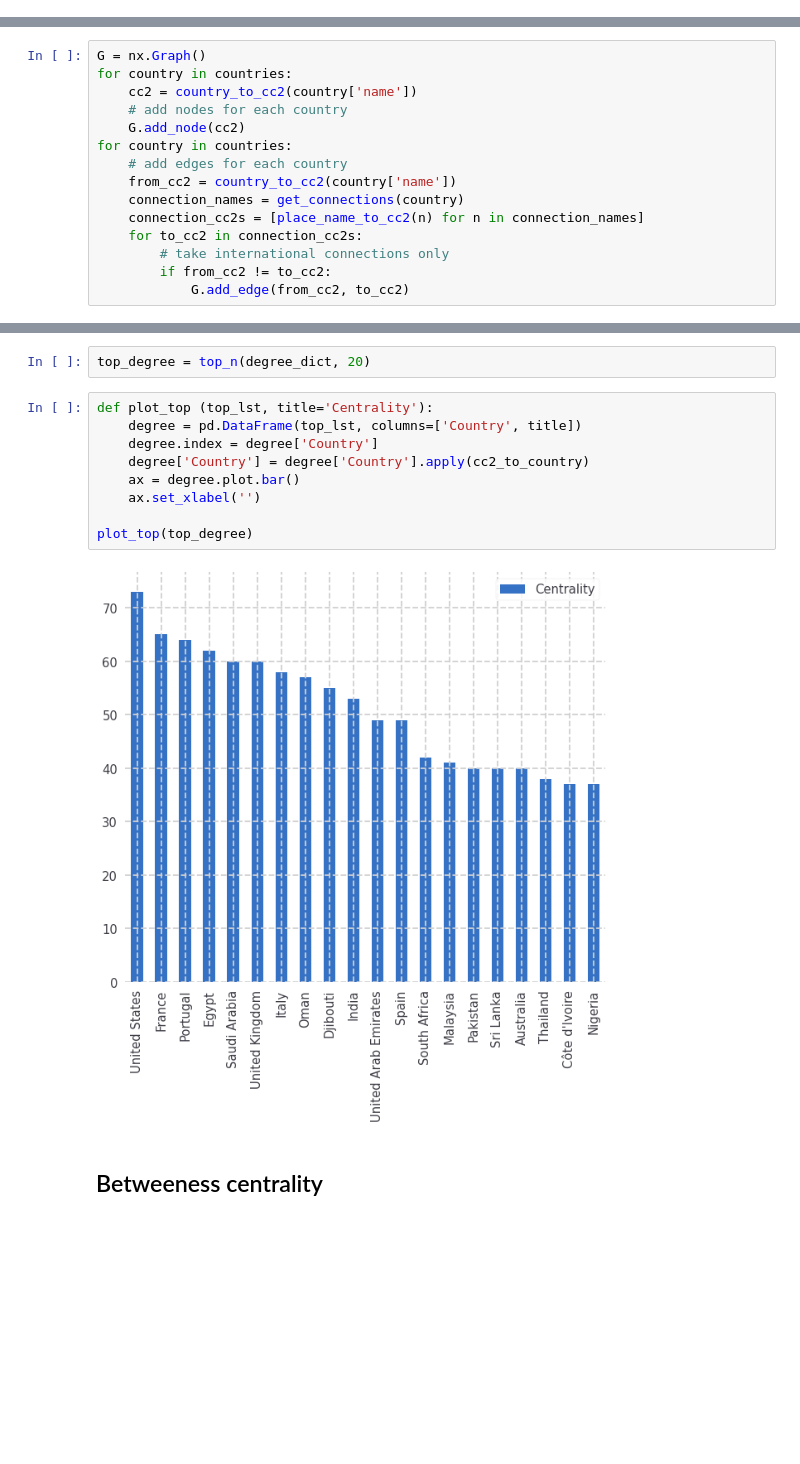
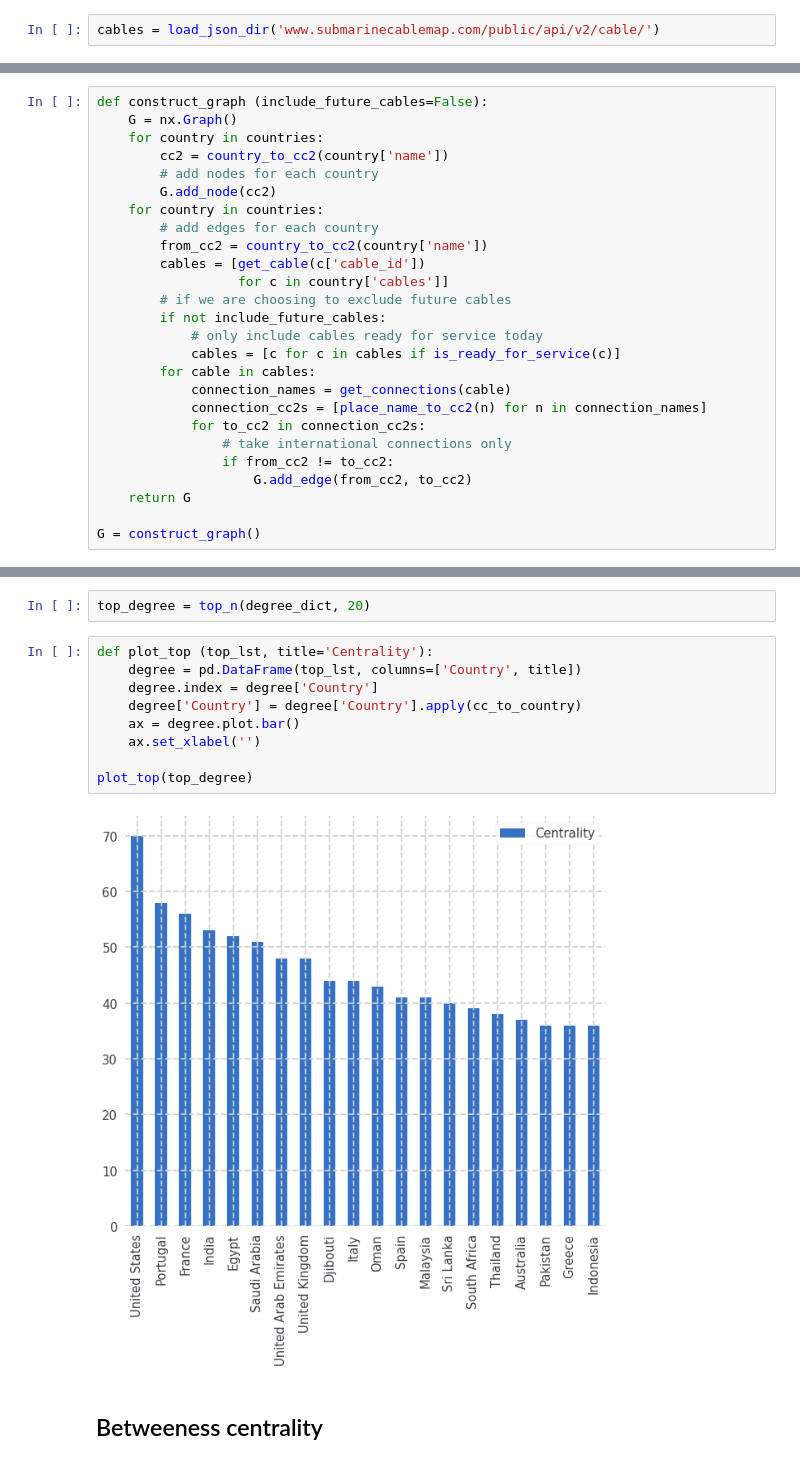
Before and after one commit to daylight-lab/undersea-cables, a Jupyter notebook: analysis.ipynb, the cells around one changed output, grey strips where cells are left out. Saved outputs shown, nothing was run; the diff lists cells and outputs as text; blank space fills up the shorter version.

```diff
--- a/analysis.ipynb
+++ b/analysis.ipynb
@@ -62,0 +55,2 @@ def place_name_to_cc2 (placename: str) -> str:
+# %%
+cables = load_json_dir('www.submarinecablemap.com/public/api/v2/cable/')
@@ -65,15 +143,26 @@ def place_name_to_cc2 (placename: str) -> str:
 # %%
-G = nx.Graph()
-for country in countries:
-    cc2 = country_to_cc2(country['name'])
-    # add nodes for each country
-    G.add_node(cc2)
-for country in countries:
-    # add edges for each country
-    from_cc2 = country_to_cc2(country['name'])
-    connection_names = get_connections(country)
-    connection_cc2s = [place_name_to_cc2(n) for n in connection_names]
-    for to_cc2 in connection_cc2s:
-        # take international connections only
-        if from_cc2 != to_cc2:
-            G.add_edge(from_cc2, to_cc2)
+def construct_graph (include_future_cables=False):
+    G = nx.Graph()
+    for country in countries:
+        cc2 = country_to_cc2(country['name'])
+        # add nodes for each country
+        G.add_node(cc2)
+    for country in countries:
+        # add edges for each country
+        from_cc2 = country_to_cc2(country['name'])
+        cables = [get_cable(c['cable_id'])
+                  for c in country['cables']]
+        # if we are choosing to exclude future cables
+        if not include_future_cables:
+            # only include cables ready for service today
+            cables = [c for c in cables if is_ready_for_service(c)]
+        for cable in cables:
+            connection_names = get_connections(cable)
+            connection_cc2s = [place_name_to_cc2(n) for n in connection_names]
+            for to_cc2 in connection_cc2s:
+                # take international connections only
+                if from_cc2 != to_cc2:
+                    G.add_edge(from_cc2, to_cc2)
+    return G
+
+G = construct_graph()
@@ -150,14 +241,14 @@ top_degree = top_n(degree_dict, 20)
 # %%
 def plot_top (top_lst, title='Centrality'):
     degree = pd.DataFrame(top_lst, columns=['Country', title])
     degree.index = degree['Country']
-    degree['Country'] = degree['Country'].apply(cc2_to_country)
+    degree['Country'] = degree['Country'].apply(cc_to_country)
     ax = degree.plot.bar()
     ax.set_xlabel('')
 
 plot_top(top_degree)
 # %% [output]
-[figure, old version]
+[figure, new version]
 # %% [markdown]
 ## Betweeness centrality
 # %%
```
Also changed, not shown: parts of 19 cells of this notebook.
